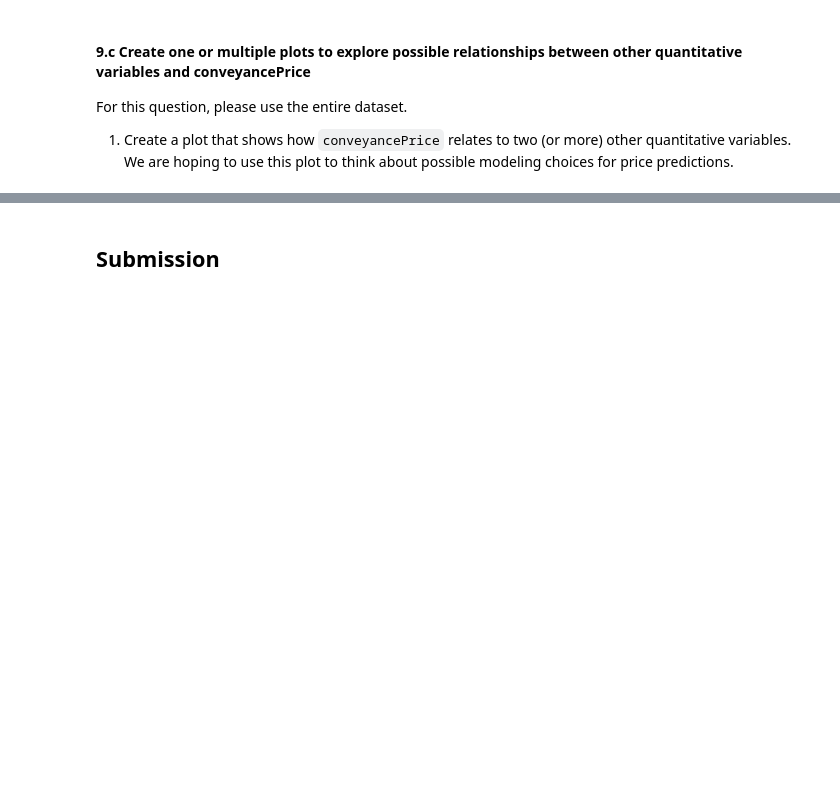
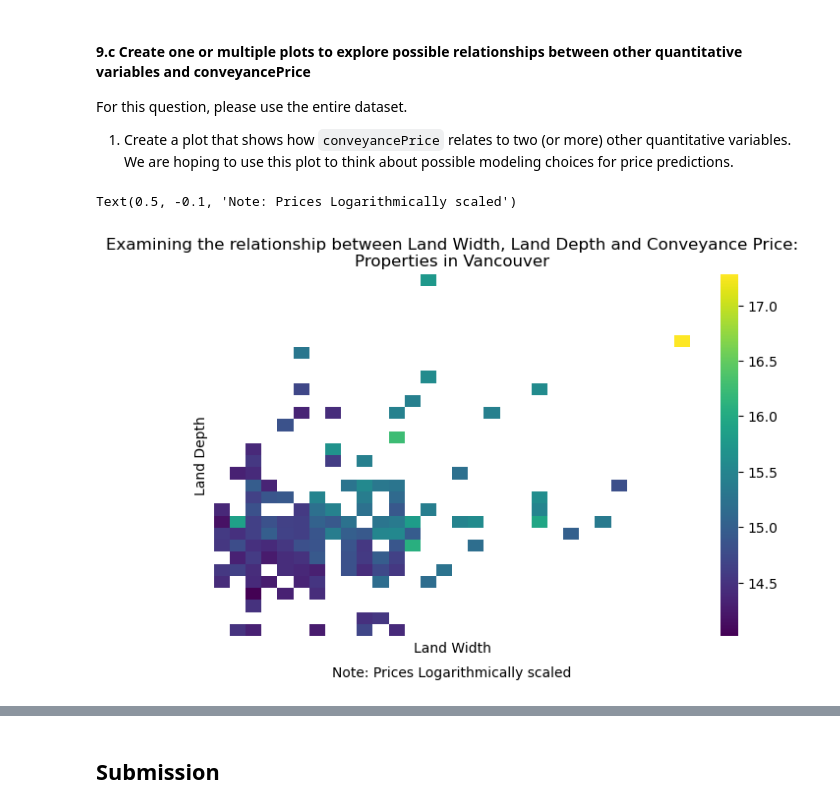
Before and after one commit to MichaelKuby/CMPT733_DataScience, a Jupyter notebook: A4/A4.ipynb, the cells around one changed output, grey strips where cells are left out. Saved outputs shown, nothing was run; the diff lists cells and outputs as text; code cells hidden in the pictures; blank space fills up the shorter version.

```diff
--- a/A4/A4.ipynb
+++ b/A4/A4.ipynb
@@ -492,0 +526,28 @@ For this question, please use the entire dataset.
+# %%
+# TODO write your code
+
+# Take a look at the columns that are available to us
+vancouver_df.columns
+
+# vancouver_df['school_district'].value_counts() # Will not be using this column
+# vancouver_df['jurisdiction'].value_counts() # Is the same as school_district
+
+# Use heatmap_bins to bin 'land_width' and 'land_depth' and aggregate by mean
+means = heatmap_bins(vancouver_df, ['land_width', 'land_depth'])
+
+# Create a heatmap of the conveyancePrice using the land_width and land_depth
+plt.figure(figsize=(8,6))
+log_transform = np.log1p(means['conveyancePrice']) # Logarithmic transformation
+sns.heatmap(log_transform, cmap='viridis')
+plt.title('Examining the relationship between Land Width, Land Depth and Conveyance Price:\nProperties in Vancouver')
+plt.xlabel('Land Width')
+plt.ylabel('Land Depth')
+plt.tight_layout()
+plt.xticks([], [])
+plt.yticks([], [])
+
+# Make a note on the bottom of the figure that the scale is logarithmically transformed
+plt.text(0.5, -0.1, 'Note: Prices Logarithmically scaled', horizontalalignment='center', verticalalignment='center', transform=plt.gca().transAxes)
+# %% [output]
+Text(0.5, -0.1, 'Note: Prices Logarithmically scaled')
+[figure, added]
```
Also changed, not shown: parts of 7 cells of this notebook, 49 other files.
